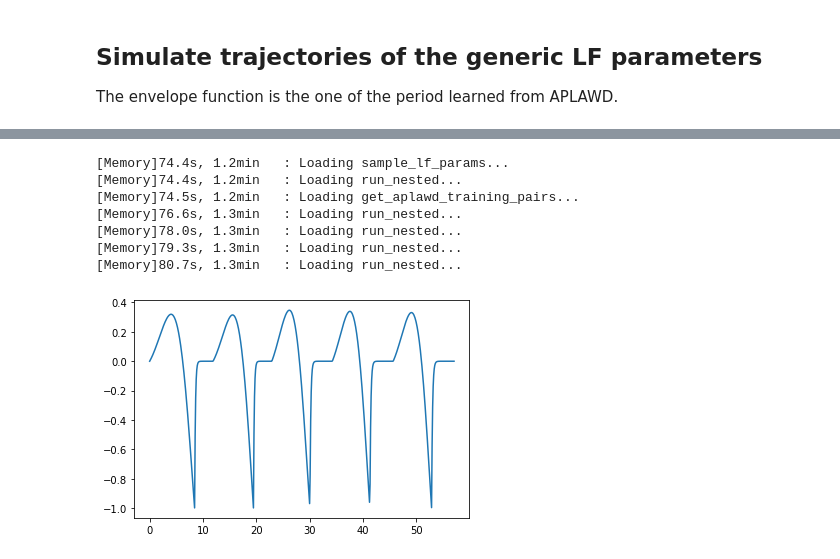
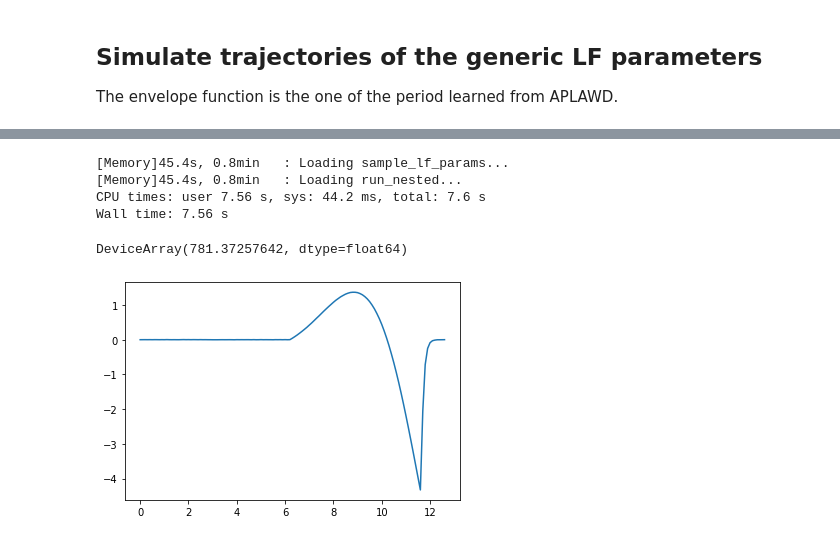
Before and after one commit to mvsoom/thesis-py, a Jupyter notebook: dgf/prior/lf.ipynb, the cells around one changed output, grey strips where cells are left out. Saved outputs shown, nothing was run; the diff lists cells and outputs as text; code cells hidden in the pictures.

Commit message:
Finish work on improved DGF sampler

```diff
--- a/dgf/prior/lf.ipynb
+++ b/dgf/prior/lf.ipynb
@@ -208,2 +182,0 @@ Then add noise to the waveform and calculate the probability of the DGF train wi
-# %%
-prior = lf.generic_params_trajectory_prior(2)
@@ -251,15 +195,17 @@ lf.sample_and_log_prob_xt(lf.generic_params_prior(), jaxkey())
 # %%
-with scope():
-    num_pitch_periods = 5
-    prior = lf.generic_params_trajectory_prior(num_pitch_periods)
-    t, u = lf.sample_dgf(num_pitch_periods, prior, 5487687)
+%%time
+def scope():
+    prior = lf.generic_params_prior()
+    t, u, lp = lf.sample_and_log_prob_dgf(
+        prior, jax.random.PRNGKey(12)
+    )
     plot(t, u)
+    return lp
+scope()
 # %% [output]
-[Memory]74.4s, 1.2min   : Loading sample_lf_params...
-[Memory]74.4s, 1.2min   : Loading run_nested...
-[Memory]74.5s, 1.2min   : Loading get_aplawd_training_pairs...
-[Memory]76.6s, 1.3min   : Loading run_nested...
-[Memory]78.0s, 1.3min   : Loading run_nested...
-[Memory]79.3s, 1.3min   : Loading run_nested...
-[Memory]80.7s, 1.3min   : Loading run_nested...
+[Memory]45.4s, 0.8min   : Loading sample_lf_params...
+[Memory]45.4s, 0.8min   : Loading run_nested...
+CPU times: user 7.56 s, sys: 44.2 ms, total: 7.6 s
+Wall time: 7.56 s
+DeviceArray(781.37257642, dtype=float64)
-[figure, old version]
+[figure, new version]
```
Also changed, not shown: parts of 20 cells of this notebook, 5 other files.
